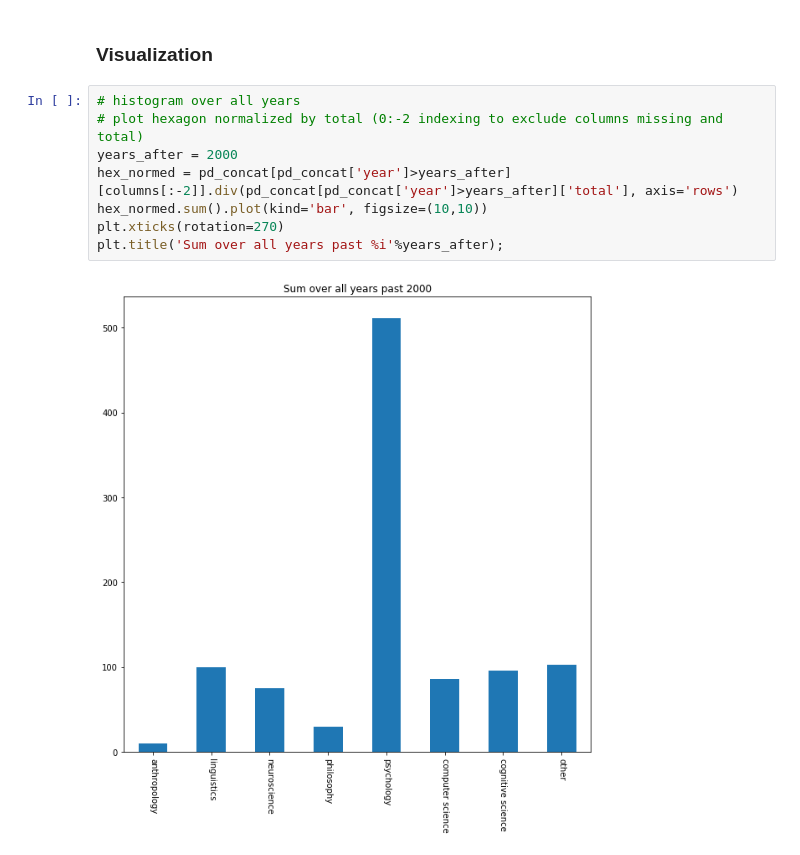
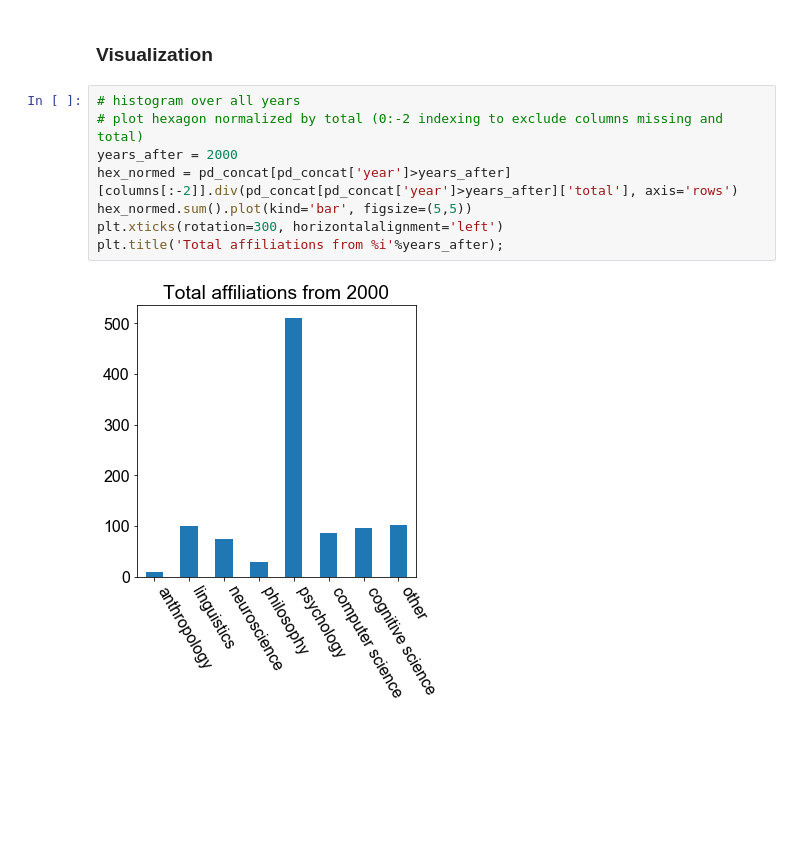
Before and after one commit to rdgao/WH2CogSci, a Jupyter notebook: parsing/JCogSci_hexagon.ipynb, the cells around one changed output. Saved outputs shown, nothing was run; the diff lists cells and outputs as text; blank space fills up the shorter version.

```diff
--- a/parsing/JCogSci_hexagon.ipynb
+++ b/parsing/JCogSci_hexagon.ipynb
@@ -149,11 +170,11 @@ pd_concat = pd.concat([df_incl_articles, hexaCount], axis=1)
 # %%
 # histogram over all years
 # plot hexagon normalized by total (0:-2 indexing to exclude columns missing and total)
 years_after = 2000
 hex_normed = pd_concat[pd_concat['year']>years_after][columns[:-2]].div(pd_concat[pd_concat['year']>years_after]['total'], axis='rows')
-hex_normed.sum().plot(kind='bar', figsize=(10,10))
-plt.xticks(rotation=270)
-plt.title('Sum over all years past %i'%years_after);
+hex_normed.sum().plot(kind='bar', figsize=(5,5))
+plt.xticks(rotation=300, horizontalalignment='left')
+plt.title('Total affiliations from %i'%years_after);
 # %% [output]
-[figure, old version]
+[figure, new version]
 # %%
```
Also changed, not shown: parts of 15 cells of this notebook, 4 other files.
